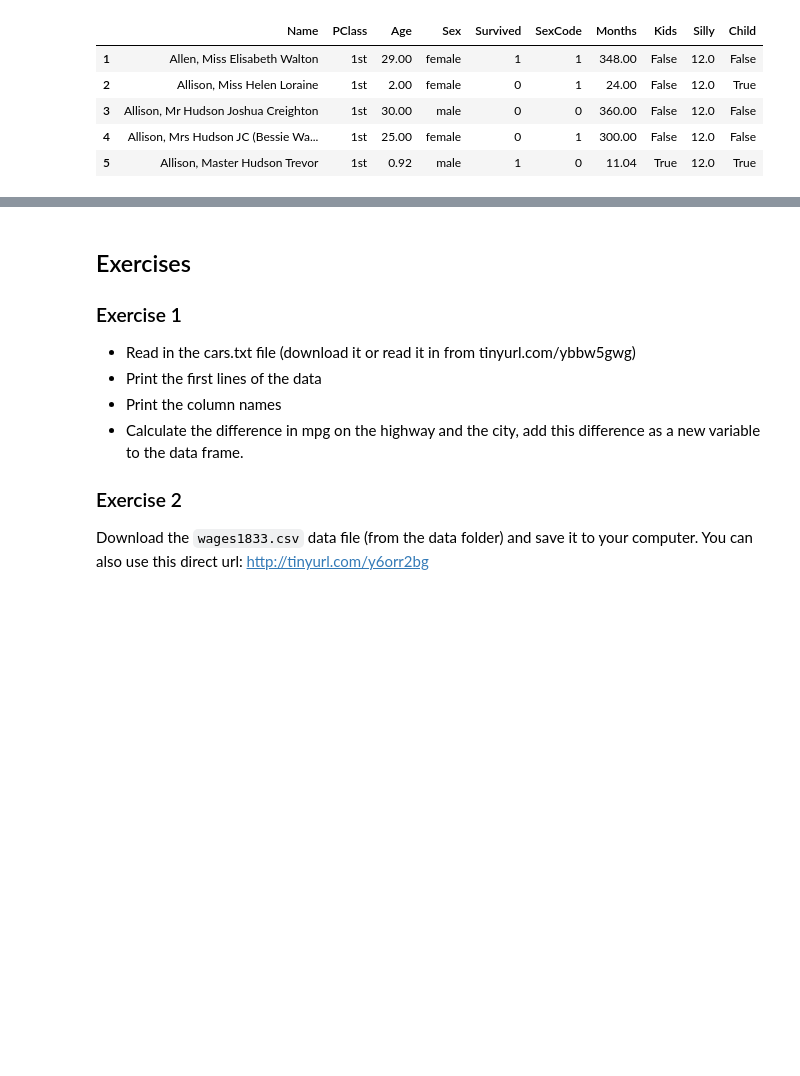
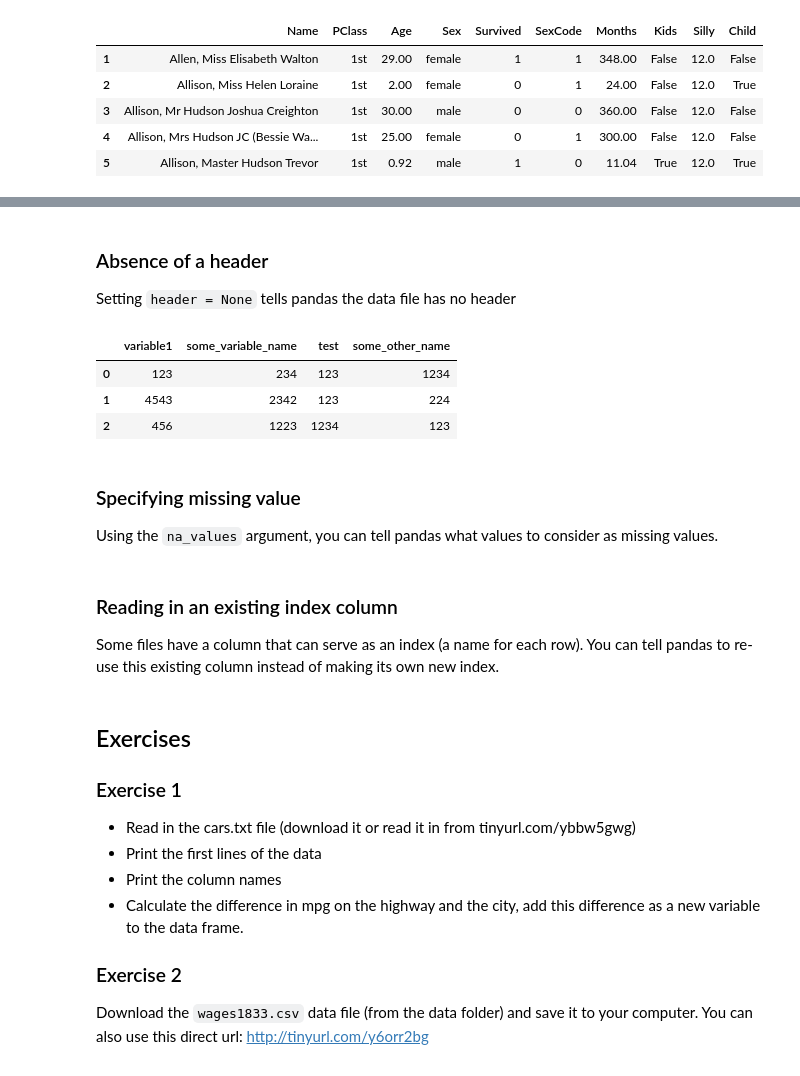
Before and after one commit to dvanderelst-classes/python-class, a Jupyter notebook: 09_Pandas_introduction/Pandas.ipynb, the cells around one changed output, grey strips where cells are left out. Drawn from its saved outputs; the diff is of its cells as text; code cells hidden in the pictures; blank space fills up the shorter version.

```diff
--- a/09_Pandas_introduction/Pandas.ipynb
+++ b/09_Pandas_introduction/Pandas.ipynb
@@ -220,0 +244,19 @@ data.head()
+# %% [markdown]
+### Absence of a header
+
+Setting `header = None` tells pandas the data file has no header
+# %%
+# Reading in a file without a header
+silly_data = pandas.read_csv('data/silly.txt', sep='*', header=None)
+# You can then set the column names manually
+silly_data.columns = ['variable1', 'some_variable_name', 'test', 'some_other_name']
+silly_data.head()
+# %% [output]
+|  | variable1 | some_variable_name | test | some_other_name |
+| 0 | 123 | 234 | 123 | 1234 |
+| 1 | 4543 | 2342 | 123 | 224 |
+| 2 | 456 | 1223 | 1234 | 123 |
+# %% [markdown]
+### Specifying missing value
+
+Using the `na_values` argument, you can tell pandas what values to consider as missing values.
@@ -220,0 +266,4 @@ data.head()
+# %% [markdown]
+### Reading in an existing index column
+
+Some files have a column that can serve as an index (a name for each row). You can tell pandas to re-use this existing column instead of making its own new index.
```
Also changed, not shown: parts of 5 cells of this notebook.
